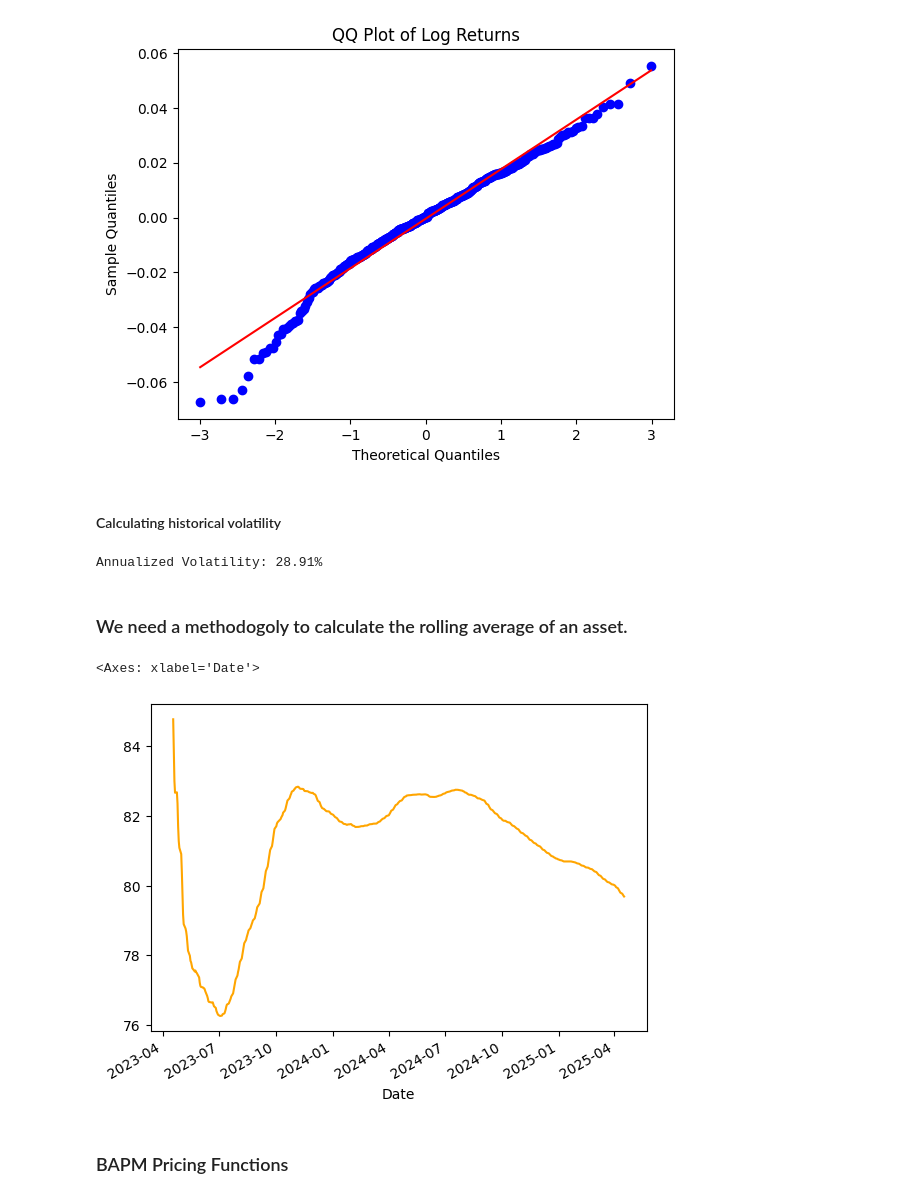
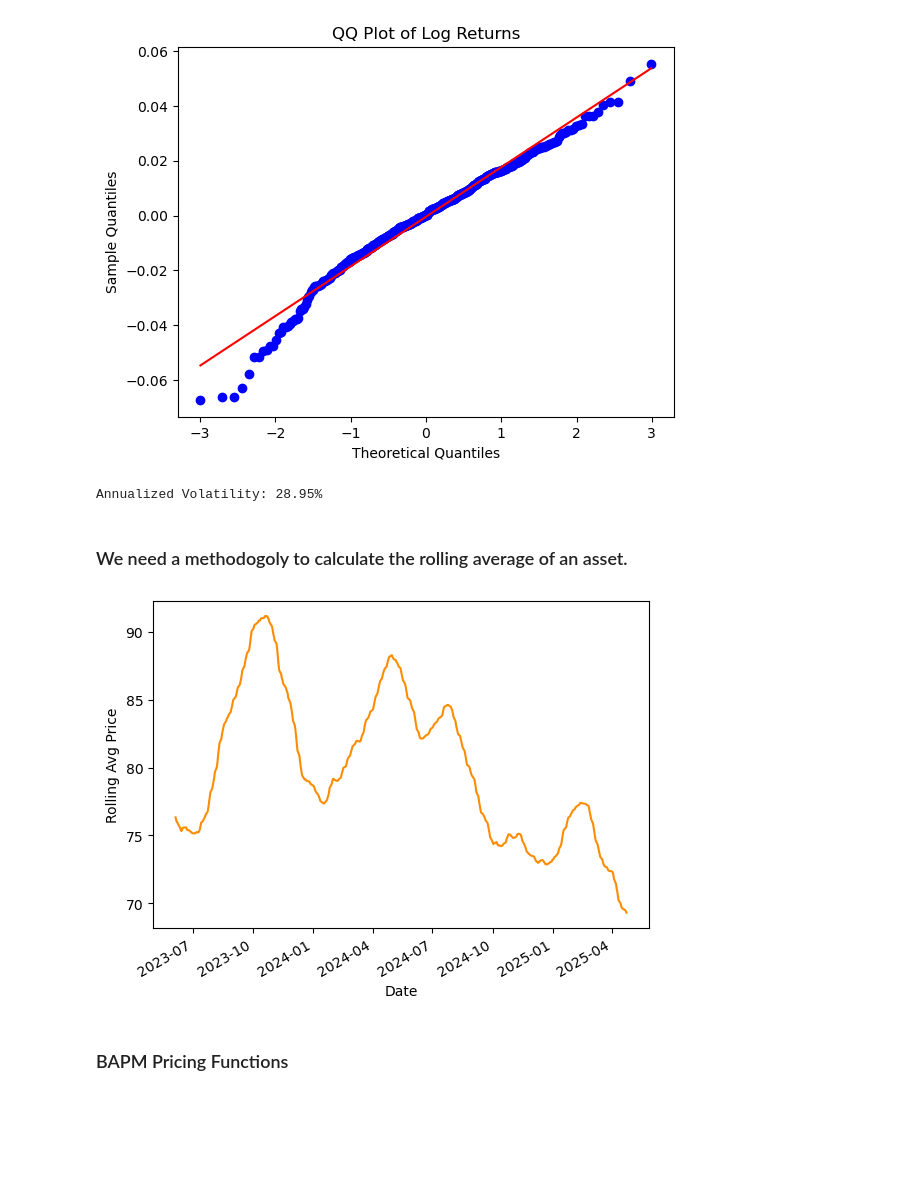
Before and after one commit to sparikh099/fe_620_project, a Jupyter notebook: src/bapm_asian_options.ipynb, the cells around one changed output. Drawn from its saved outputs; the diff is of its cells as text; code cells hidden in the pictures; blank space fills up the shorter version.

```diff
--- a/src/bapm_asian_options.ipynb
+++ b/src/bapm_asian_options.ipynb
@@ -9,12 +11,13 @@ We are gathering US Brent Crude Oil Futures
 # %%
 brent_oil = yf.Ticker("BZ=F")
-brent_oil_data = brent_oil.history(period="2y", interval="1d")
-brent_oil_data['Log Returns'] = np.log(brent_oil_data['Close'] / brent_oil_data['Close'].shift(1))
-df = pd.DataFrame(brent_oil_data['Close'],brent_oil_data['Log Returns'])
-plt.plot(brent_oil_data.index, brent_oil_data['Close'], label='Brent Oil Price')
-plt.title('Brent Oil Price Over Time')
-plt.xlabel('Date')
-plt.ylabel('Price (USD)')
+brent_oil_data = brent_oil.history(
+    period="2y", interval="1d", start="2023-04-24", end="2025-04-24"
+)
+print(brent_oil_data.head())
+plt.plot(brent_oil_data.index, brent_oil_data["Close"], label="Brent Oil Price")
+plt.title("Brent Oil Price Over Time")
+plt.xlabel("Date")
+plt.ylabel("Price (USD)")
 plt.legend()
 plt.show()
 # %% [output]
@@ -22,18 +40,18 @@ plt.show()
 # %%
-from scipy.stats import probplot
-probplot(brent_oil_data['Log Returns'].dropna(), dist="norm", plot=plt)
-plt.title('QQ Plot of Log Returns')
-plt.xlabel('Theoretical Quantiles')
-plt.ylabel('Sample Quantiles')
+brent_oil_data["Log Returns"] = np.log(
+    brent_oil_data["Close"] / brent_oil_data["Close"].shift(1)
+)
+probplot(brent_oil_data["Log Returns"].dropna(), dist="norm", plot=plt)
+plt.title("QQ Plot of Log Returns")
+plt.xlabel("Theoretical Quantiles")
+plt.ylabel("Sample Quantiles")
 plt.show()
 # %% [output]
-[figure, old version]
+[figure, new version]
-# %% [markdown]
-#### Calculating historical volatility
 # %%
-annualized_volatility = brent_oil_data['Log Returns'].std() * np.sqrt(252)
+annualized_volatility = brent_oil_data["Log Returns"].std() * np.sqrt(252)
 print(f"Annualized Volatility: {annualized_volatility:.2%}")
 # %% [output]
-Annualized Volatility: 28.91%
+Annualized Volatility: 28.95%
 # %% [markdown]
 ### We need a methodogoly to calculate the rolling average of an asset.
@@ -46,8 +58,9 @@ updated_df = calc_rolling_avg_price(brent_oil_data)
 # %%
-updated_df['Rolling Avg Price'].plot(label='Rolling Avg Price', color='orange')
+brent_oil_data["Rolling Avg Price"] = brent_oil_data["Close"].rolling(window=30).mean()
+brent_oil_data["Rolling Avg Price"].plot(ylabel="Rolling Avg Price", color="darkorange")
+plt.show()
 # %% [output]
-<Axes: xlabel='Date'>
-[figure, old version]
+[figure, new version]
 # %% [markdown]
 ### BAPM Pricing Functions
 # %%
```
Also changed, not shown: parts of 16 cells of this notebook.
